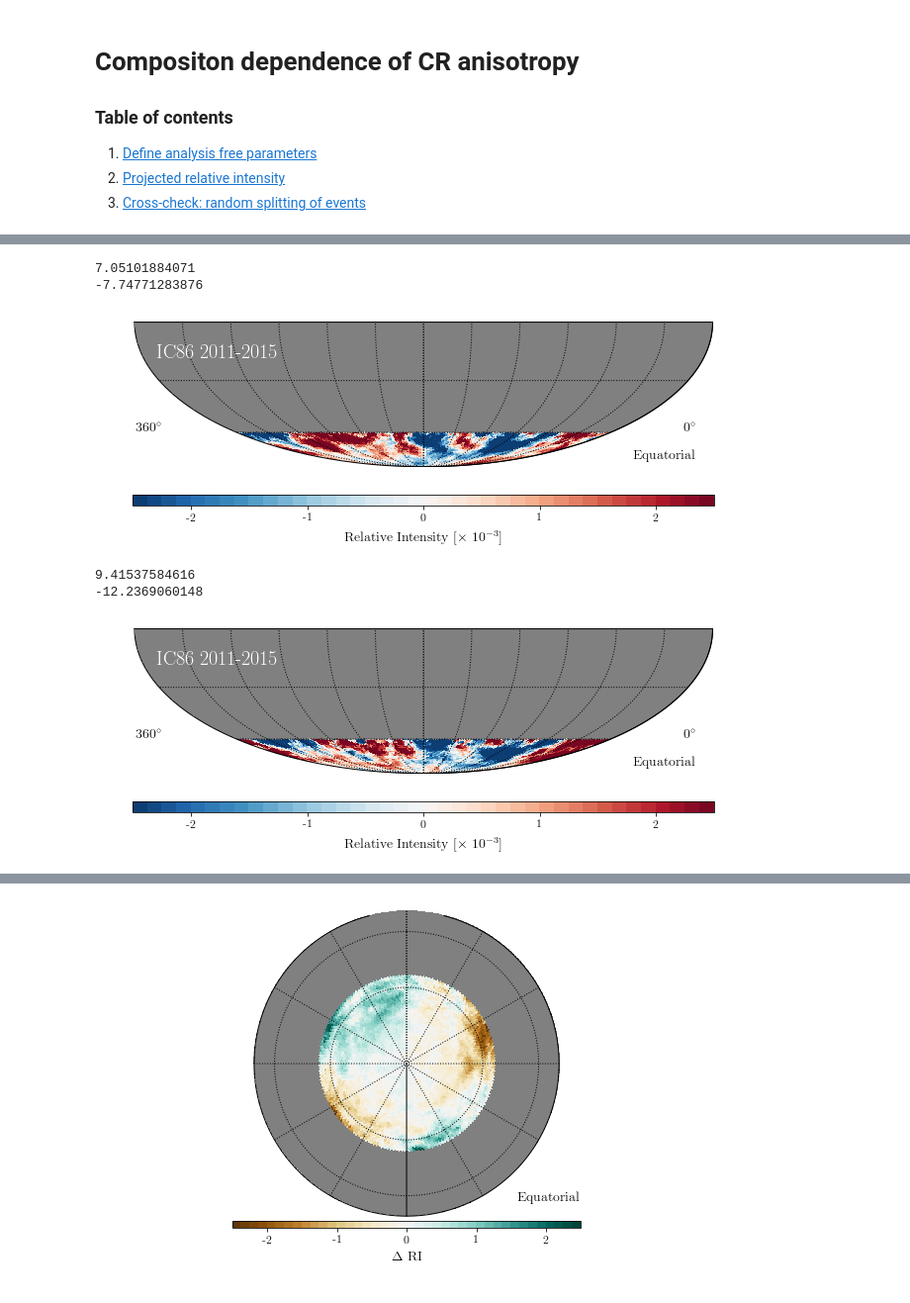
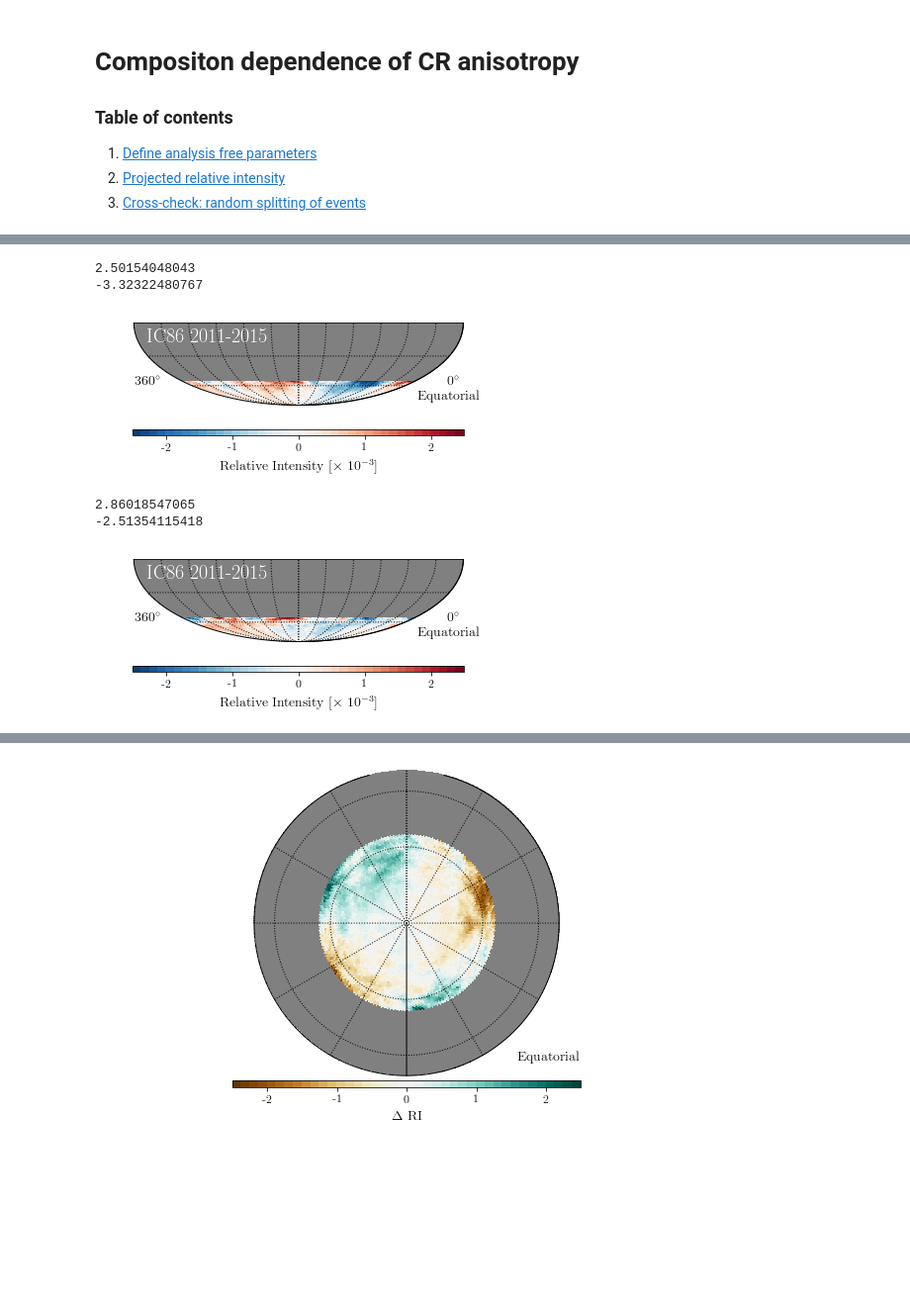
Before and after one commit to jrbourbeau/cr-composition, a Jupyter notebook: notebooks/anisotropy.ipynb, the cells around one changed output, grey strips where cells are left out. Shown at 99% size. Drawn from its saved outputs; the diff is of its cells as text; code cells hidden in the pictures; blank space fills up the shorter version.

Commit message:
Adds scripts to plotting/ and updates notebooks

```diff
--- a/notebooks/anisotropy.ipynb
+++ b/notebooks/anisotropy.ipynb
@@ -50,17 +50,24 @@ import comptools.anisotropy.anisotropy as anisotropy
 color_dict = comp.analysis.get_color_dict()
 # %%
 # config = ['IC86.2012', 'IC86.2013', 'IC86.2014']
-config = ['IC86.2011', 'IC86.2012', 'IC86.2013', 'IC86.2014', 'IC86.2015']
+# config = ['IC86.2011', 'IC86.2012', 'IC86.2013', 'IC86.2014', 'IC86.2015']
 # config = ['IC86.2011', 'IC86.2012', 'IC86.2013', 'IC86.2015']
 # config = ['IC86.2012']
+config = comp.datafunctions.get_data_configs()
 n_side = 64
-smooth_rad = 5.0
+smooth_rad = 0.0
 scale = 3
-decmax = -60
-# decmax = -55
+decmax = -55
+decmin = -90
+ramin = 0
+ramax = 360
 years_str = '2011-2015'
 composition='all'
 low_energy = True
+
+
+n_dec_bins = 4
+n_ra_bins = 6
 # %%
 kwargs_data = {'config': config, 'low_energy': low_energy, 'smooth': False, 'scale': False, 'decmax': decmax}
 # %%
@@ -88,26 +348,26 @@ relint_heavy = anisotropy.get_map(name='relint', composition='heavy', **kwargs_r
 # %%
-print(relint_all.max())
-print(relint_all[relint_all != hp.UNSEEN].min())
+print(relint_light.max())
+print(relint_light[relint_light != hp.UNSEEN].min())
 title = 'Relative Intensity [$\\times \ 10^{}$]'.format('{'+str(-scale)+'}')
-fig, ax = anisotropy.plot_skymap(relint_all, smooth=smooth_rad, decmax=decmax, scale=scale,
+fig, ax = anisotropy.plot_skymap(relint_light, smooth=smooth_rad, decmax=decmax, scale=scale,
                                  color_palette='RdBu_r', symmetric=True, llabel='IC86 2011-2015',
                                  cbar_title=title, cbar_min=-2.5, cbar_max=2.5, polar=False)
-outfile = 'IC86-{}_relint_{}_nside-{}_smooth-{:0.1f}.png'.format(years_str, 'all', n_side, smooth_rad)
-plt.savefig(os.path.join(comp.paths.figures_dir, outfile))
+# outfile = 'IC86-{}_relint_{}_nside-{}_smooth-{:0.1f}.png'.format(years_str, 'light', n_side, smooth_rad)
+# plt.savefig(os.path.join(comp.paths.figures_dir, outfile))
 # %% [output]
-7.05101884071
--7.74771283876
+2.50154048043
+-3.32322480767
-[figure, old version]
+[figure, new version]
 # %%
-print(relint_light.max())
-print(relint_light[relint_light != hp.UNSEEN].min())
+print(relint_heavy.max())
+print(relint_heavy[relint_heavy != hp.UNSEEN].min())
 title = 'Relative Intensity [$\\times \ 10^{}$]'.format('{'+str(-scale)+'}')
-fig, ax = anisotropy.plot_skymap(relint_light, smooth=smooth_rad, decmax=decmax, scale=scale,
+fig, ax = anisotropy.plot_skymap(relint_heavy, smooth=smooth_rad, decmax=decmax, scale=scale,
                                  color_palette='RdBu_r', symmetric=True, llabel='IC86 2011-2015',
                                  cbar_title=title, cbar_min=-2.5, cbar_max=2.5, polar=False)
-outfile = 'IC86-{}_relint_{}_nside-{}_smooth-{:0.1f}.png'.format(years_str, 'light', n_side, smooth_rad)
-plt.savefig(os.path.join(comp.paths.figures_dir, outfile))
+# outfile = 'IC86-{}_relint_{}_nside-{}_smooth-{:0.1f}.png'.format(years_str, 'heavy', n_side, smooth_rad)
+# plt.savefig(os.path.join(comp.paths.figures_dir, outfile))
 # %% [output]
-9.41537584616
--12.2369060148
+2.86018547065
+-2.51354115418
-[figure, old version]
+[figure, new version]
```
Also changed, not shown: parts of 50 cells of this notebook, 17 other files.
